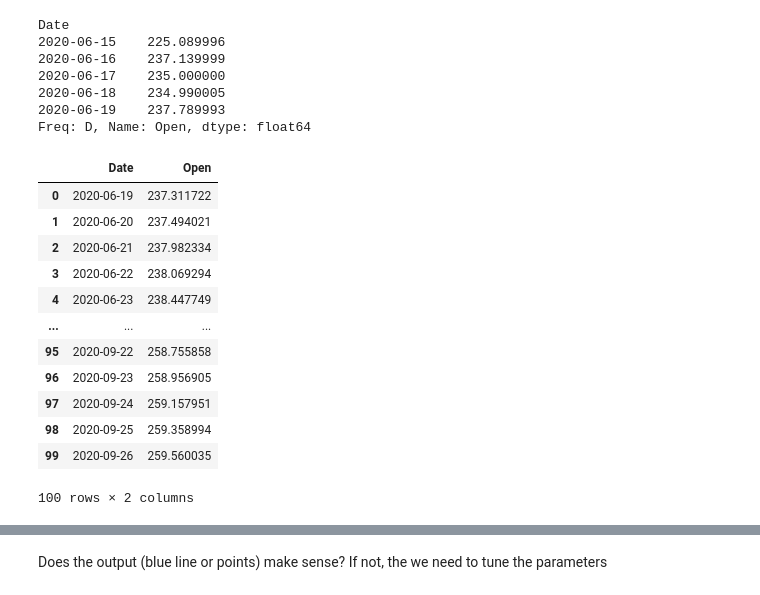
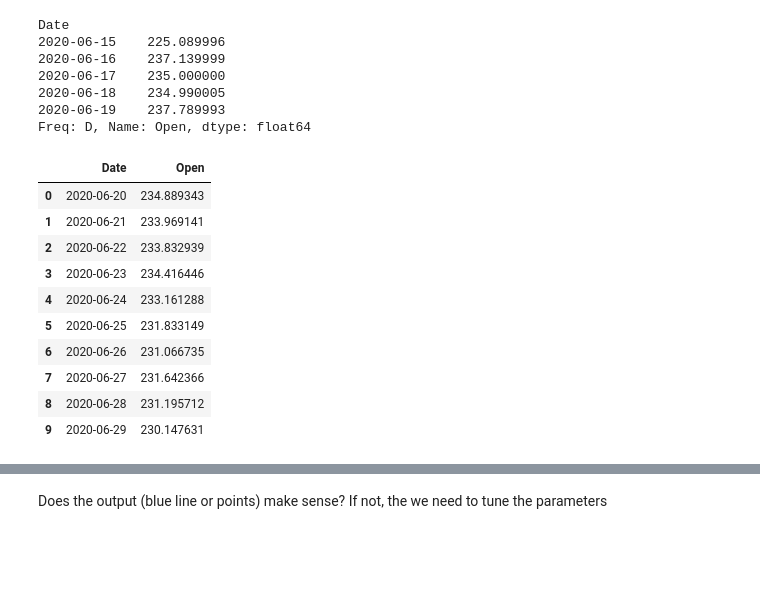
Before and after one commit to jessiejxyu2/ist526-1, a Jupyter notebook: time_series_analysis.ipynb, the cells around one changed output, grey strips where cells are left out. Cells and saved outputs as stored; diff of their text form; code cells hidden in the pictures; blank space fills up the shorter version.

```diff
--- a/time_series_analysis.ipynb
+++ b/time_series_analysis.ipynb
@@ -892,0 +887,11 @@ MA.1             1.3479           +0.0000j            1.3479            0.0000
+# %%
+# taking the first order differentiation
+df_stationary = df['Open'] - df['Open'].shift(1)
+
+q = 12
+p = 1
+d = 0 # not 1 anymore
+
+model = ARIMA(df['Open'], order=(p,d,q))
+model_fit = model.fit()
+print(model_fit.summary())
@@ -894,7 +917,7 @@ MA.1             1.3479           +0.0000j            1.3479            0.0000
 ## Forecast
 # %%
 # forecast some data points
-n_forecast = 100
+n_forecast = 10
 
 yhat = model_fit.forecast(steps = n_forecast)
 # print('Predicted: %.3f' % yhat)
@@ -912,22 +935,20 @@ Date
 Freq: D, Name: Open, dtype: float64
 # %%
 # create a new data frame with forecasted data
-df_forecast = pd.DataFrame({'Date': pd.date_range(start='2020-06-19', periods=n_forecast, freq='D'), 'Open':yhat[0]})
+df_forecast = pd.DataFrame({'Date': pd.date_range(start='2020-06-20', periods=n_forecast, freq='D'), 'Open':yhat[0]})
 display(df_forecast)
 # %% [output]
 |  | Date | Open |
-| 0 | 2020-06-19 | 237.311722 |
-| 1 | 2020-06-20 | 237.494021 |
-| 2 | 2020-06-21 | 237.982334 |
-| 3 | 2020-06-22 | 238.069294 |
-| 4 | 2020-06-23 | 238.447749 |
-| ... | ... | ... |
-| 95 | 2020-09-22 | 258.755858 |
-| 96 | 2020-09-23 | 258.956905 |
-| 97 | 2020-09-24 | 259.157951 |
-| 98 | 2020-09-25 | 259.358994 |
-| 99 | 2020-09-26 | 259.560035 |
+| 0 | 2020-06-20 | 234.889343 |
+| 1 | 2020-06-21 | 233.969141 |
+| 2 | 2020-06-22 | 233.832939 |
+| 3 | 2020-06-23 | 234.416446 |
+| 4 | 2020-06-24 | 233.161288 |
+| 5 | 2020-06-25 | 231.833149 |
+| 6 | 2020-06-26 | 231.066735 |
+| 7 | 2020-06-27 | 231.642366 |
+| 8 | 2020-06-28 | 231.195712 |
+| 9 | 2020-06-29 | 230.147631 |
-100 rows × 2 columns
 # %%
 # plot it
 fig = go.Figure()
```
Also changed, not shown: parts of 12 cells of this notebook.
